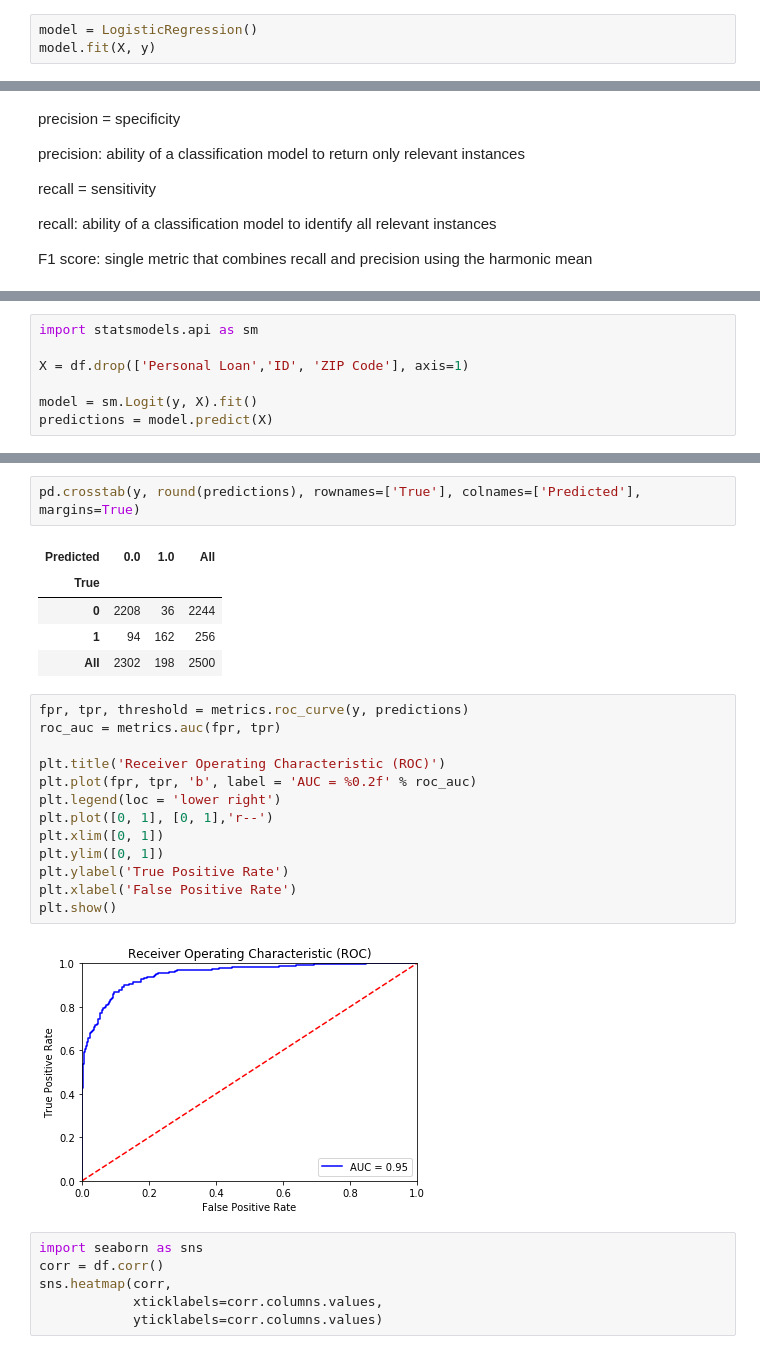
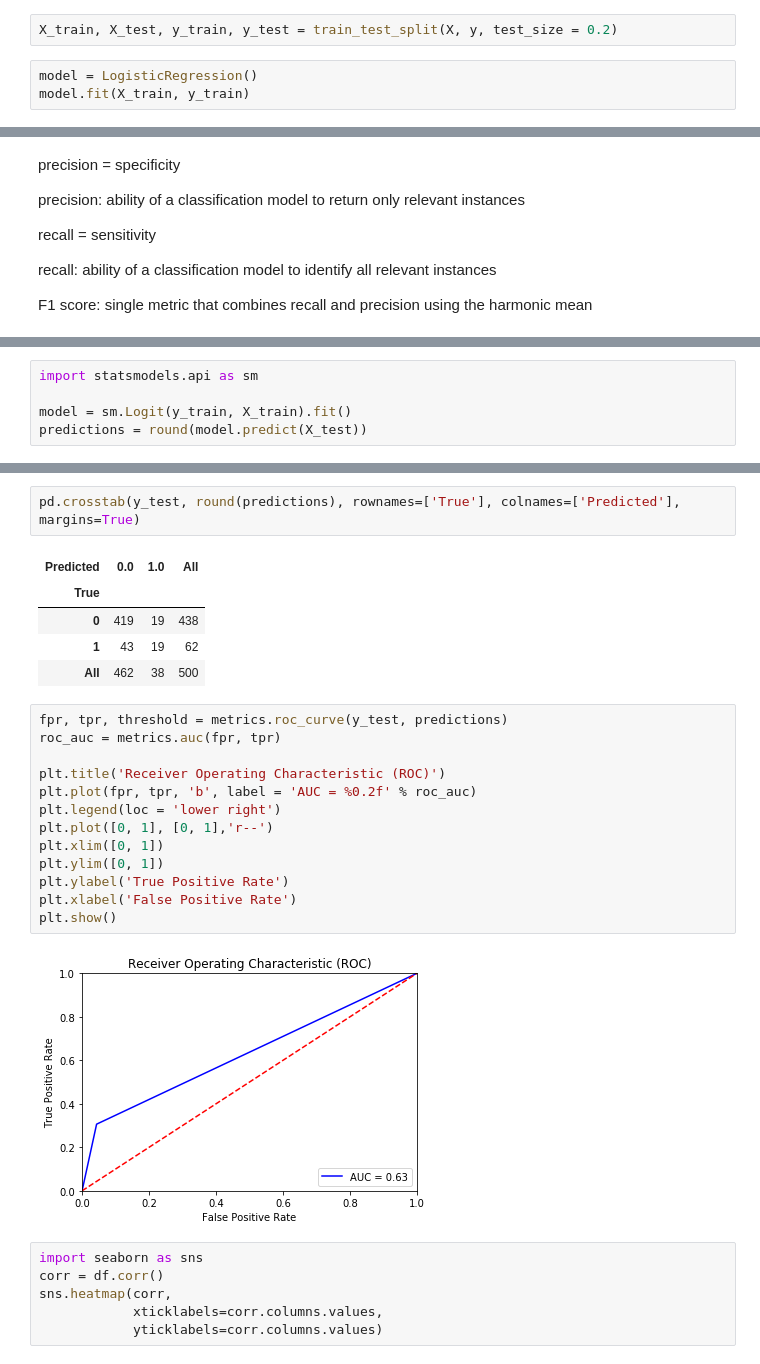
Before and after one commit to lontok/lmu_bi, a Jupyter notebook: Classification.ipynb, the cells around one changed output, grey strips where cells are left out. Cells and saved outputs as stored; diff of their text form.

```diff
--- a/Classification.ipynb
+++ b/Classification.ipynb
@@ -36,9 +38,11 @@ model_stats = {
 X = df[['Experience', 'Income', 'Family',
        'Education', 'Securities Account',
        'CD Account', 'Online', 'CreditCard']]
+# %%
+X_train, X_test, y_train, y_test = train_test_split(X, y, test_size = 0.2)
 # %%
 model = LogisticRegression()
-model.fit(X, y)
+model.fit(X_train, y_train)
 # %% [output]
 LogisticRegression(C=1.0, class_weight=None, dual=False, fit_intercept=True,
           intercept_scaling=1, max_iter=100, multi_class='ovr', n_jobs=1,
@@ -123,9 +147,7 @@ print(model.predict_proba(X))
 # %%
 import statsmodels.api as sm
 
-X = df.drop(['Personal Loan','ID', 'ZIP Code'], axis=1)
-
-model = sm.Logit(y, X).fit()
-predictions = model.predict(X)
+model = sm.Logit(y_train, X_train).fit()
+predictions = round(model.predict(X_test))
 # %% [output]
 Optimization terminated successfully.
@@ -166,26 +185,26 @@ Logit Regression Results
 # %%
-pd.crosstab(y, round(predictions), rownames=['True'], colnames=['Predicted'], margins=True)
+pd.crosstab(y_test, round(predictions), rownames=['True'], colnames=['Predicted'], margins=True)
 # %% [output]
 | Predicted | 0.0 | 1.0 | All |
 | True |  |  |  |
-| 0 | 2208 | 36 | 2244 |
-| 1 | 94 | 162 | 256 |
-| All | 2302 | 198 | 2500 |
+| 0 | 419 | 19 | 438 |
+| 1 | 43 | 19 | 62 |
+| All | 462 | 38 | 500 |
 # %%
-fpr, tpr, threshold = metrics.roc_curve(y, predictions)
+fpr, tpr, threshold = metrics.roc_curve(y_test, predictions)
 roc_auc = metrics.auc(fpr, tpr)
 
 plt.title('Receiver Operating Characteristic (ROC)')
 plt.plot(fpr, tpr, 'b', label = 'AUC = %0.2f' % roc_auc)
 plt.legend(loc = 'lower right')
 plt.plot([0, 1], [0, 1],'r--')
 plt.xlim([0, 1])
 plt.ylim([0, 1])
 plt.ylabel('True Positive Rate')
 plt.xlabel('False Positive Rate')
 plt.show()
 # %% [output]
-[figure, old version]
+[figure, new version]
 # %%
 import seaborn as sns
 corr = df.corr()
```
Also changed, not shown: parts of 41 cells of this notebook.
